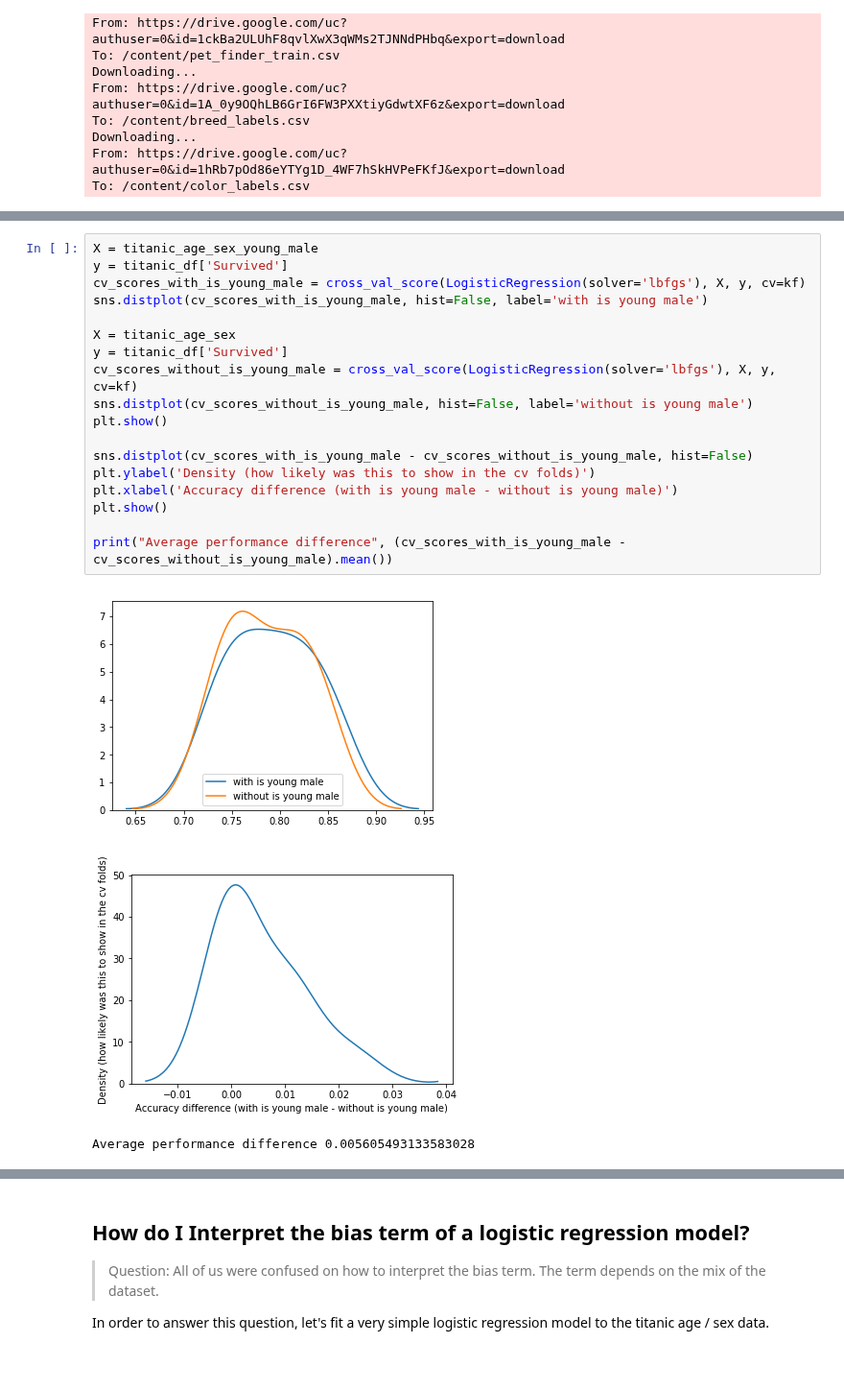
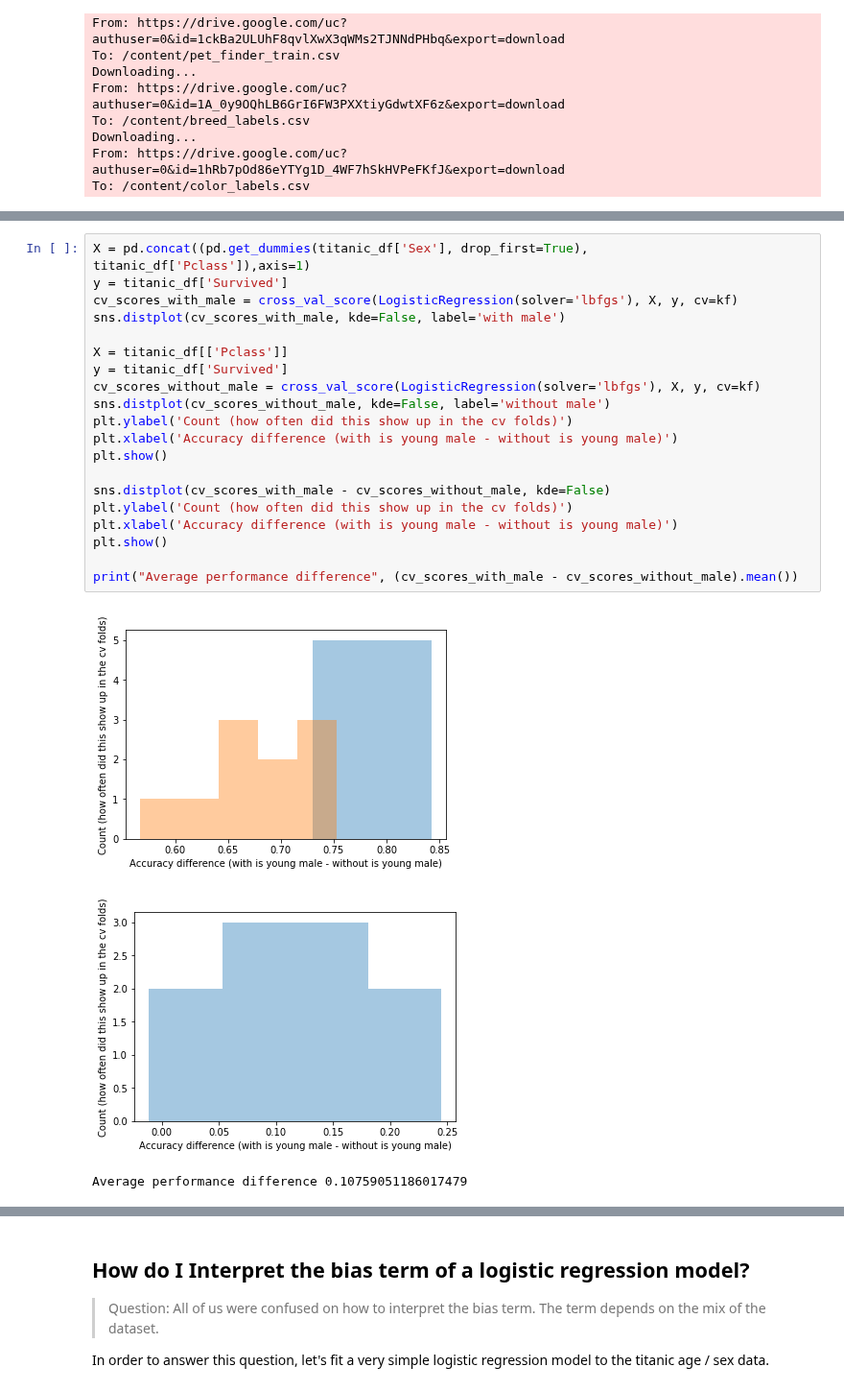
Before and after one commit to mlfa19/assignments, a Jupyter notebook: Module 1/05/assignment05_debrief.ipynb, the cells around one changed output, grey strips where cells are left out. Shown at 96% size. Saved outputs shown, nothing was run; the diff lists cells and outputs as text; blank space fills up the shorter version.

```diff
--- a/Module 1/05/assignment05_debrief.ipynb
+++ b/Module 1/05/assignment05_debrief.ipynb
@@ -182,22 +217,24 @@ As a counterpoint to this, there are other times when adding a variable to a mod
 # %%
-X = titanic_age_sex_young_male
+X = pd.concat((pd.get_dummies(titanic_df['Sex'], drop_first=True), titanic_df['Pclass']),axis=1)
 y = titanic_df['Survived']
-cv_scores_with_is_young_male = cross_val_score(LogisticRegression(solver='lbfgs'), X, y, cv=kf)
-sns.distplot(cv_scores_with_is_young_male, hist=False, label='with is young male')
+cv_scores_with_male = cross_val_score(LogisticRegression(solver='lbfgs'), X, y, cv=kf)
+sns.distplot(cv_scores_with_male, kde=False, label='with male')
 
-X = titanic_age_sex
+X = titanic_df[['Pclass']]
 y = titanic_df['Survived']
-cv_scores_without_is_young_male = cross_val_score(LogisticRegression(solver='lbfgs'), X, y, cv=kf)
-sns.distplot(cv_scores_without_is_young_male, hist=False, label='without is young male')
-plt.show()
-
-sns.distplot(cv_scores_with_is_young_male - cv_scores_without_is_young_male, hist=False)
-plt.ylabel('Density (how likely was this to show in the cv folds)')
+cv_scores_without_male = cross_val_score(LogisticRegression(solver='lbfgs'), X, y, cv=kf)
+sns.distplot(cv_scores_without_male, kde=False, label='without male')
+plt.ylabel('Count (how often did this show up in the cv folds)')
 plt.xlabel('Accuracy difference (with is young male - without is young male)')
 plt.show()
 
-print("Average performance difference", (cv_scores_with_is_young_male - cv_scores_without_is_young_male).mean())
+sns.distplot(cv_scores_with_male - cv_scores_without_male, kde=False)
+plt.ylabel('Count (how often did this show up in the cv folds)')
+plt.xlabel('Accuracy difference (with is young male - without is young male)')
+plt.show()
+
+print("Average performance difference", (cv_scores_with_male - cv_scores_without_male).mean())
 # %% [output]
-[figure, old version]
+[figure, new version]
-[figure, old version]
+[figure, new version]
-Average performance difference 0.005605493133583028
+Average performance difference 0.10759051186017479
```
Also changed, not shown: parts of 22 cells of this notebook.
